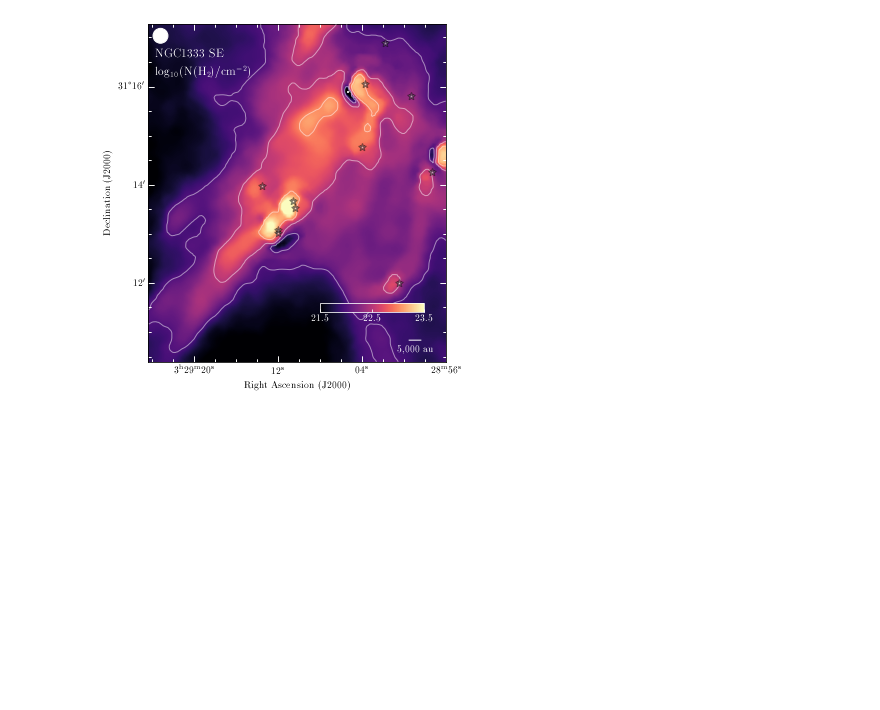
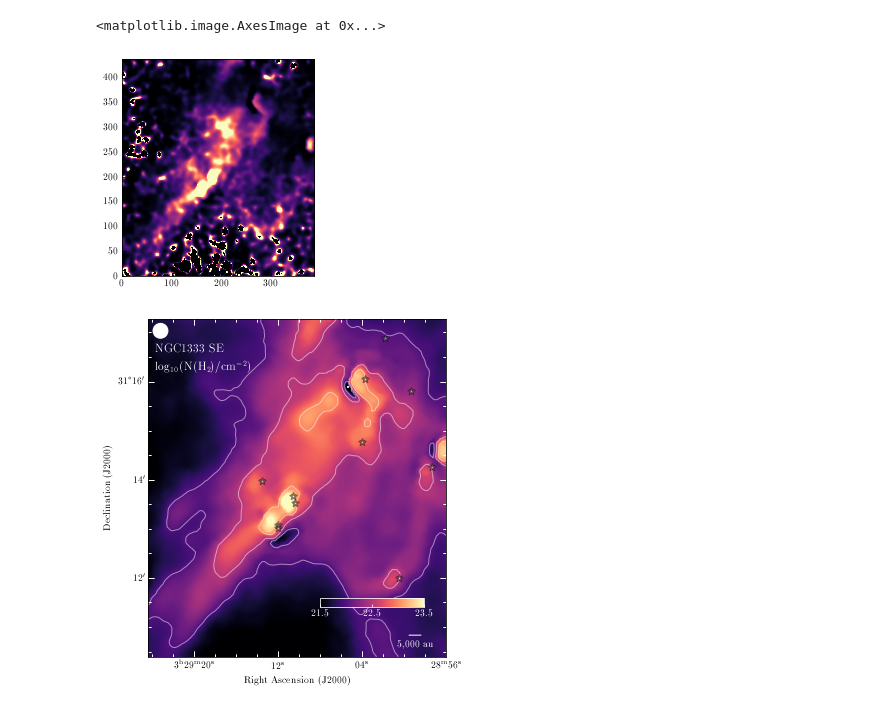
Before and after one commit to jpinedaf/NGC1333_NOEMA_Ions, a Jupyter notebook: NGC1333_Ions_Calculations.ipynb, the cells around one changed output. Cells and saved outputs as stored; diff of their text form; code cells hidden in the pictures; blank space fills up the shorter version.

```diff
--- a/NGC1333_Ions_Calculations.ipynb
+++ b/NGC1333_Ions_Calculations.ipynb
@@ -101,3 +126,8 @@ print(np.nanmean(N_CO))
+# %%
+plt.imshow(f_D_JEP, origin='lower', cmap='magma', vmin=1, vmax=10)
+# %% [output]
+<matplotlib.image.AxesImage at 0x...>
+[figure, added]
 # %%
 ra_yso, dec_yso = np.loadtxt(file_yso, unpack=True)
 marker_size = 50
```
Also changed, not shown: parts of 3 cells of this notebook, 1 other file.
